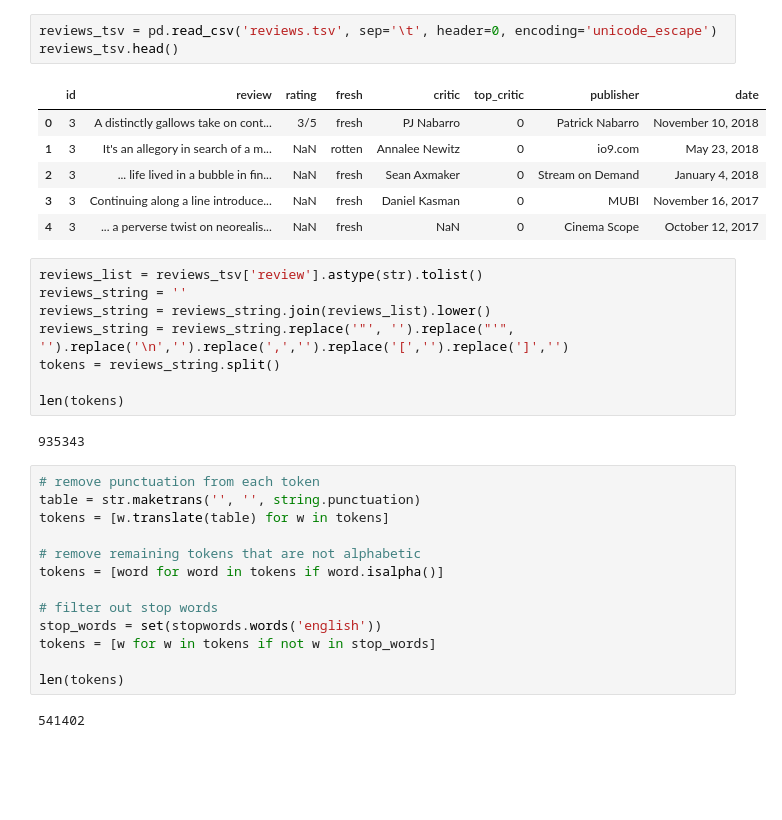
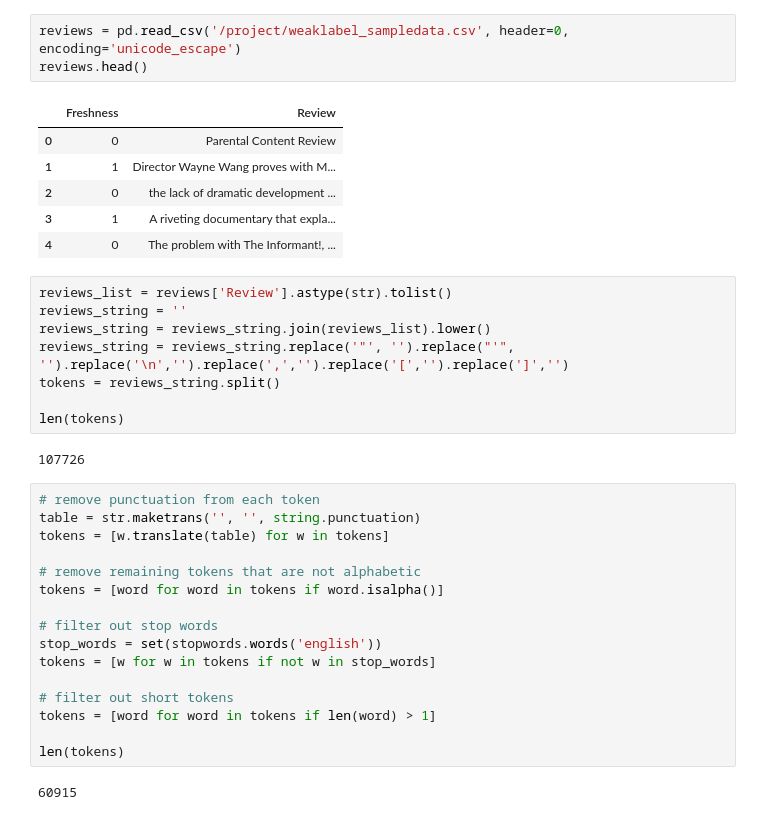
Before and after one commit to KatharinaWiedmann/DataEngGroupProject, a Jupyter notebook: NLP Classifier.ipynb, the cells around one changed output. Cells and saved outputs as stored; diff of their text form; blank space fills up the shorter version.

```diff
--- a/NLP Classifier.ipynb
+++ b/NLP Classifier.ipynb
@@ -12,17 +23,17 @@ nltk.download('stopwords')
 [nltk_data]   Package stopwords is already up-to-date!
 True
 # %%
-reviews_tsv = pd.read_csv('reviews.tsv', sep='\t', header=0, encoding='unicode_escape')
-reviews_tsv.head()
+reviews = pd.read_csv('/project/weaklabel_sampledata.csv', header=0, encoding='unicode_escape')
+reviews.head()
 # %% [output]
-|  | id | review | rating | fresh | critic | top_critic | publisher | date |
-| 0 | 3 | A distinctly gallows take on cont... | 3/5 | fresh | PJ Nabarro | 0 | Patrick Nabarro | November 10, 2018 |
-| 1 | 3 | It's an allegory in search of a m... | NaN | rotten | Annalee Newitz | 0 | io9.com | May 23, 2018 |
-| 2 | 3 | ... life lived in a bubble in fin... | NaN | fresh | Sean Axmaker | 0 | Stream on Demand | January 4, 2018 |
-| 3 | 3 | Continuing along a line introduce... | NaN | fresh | Daniel Kasman | 0 | MUBI | November 16, 2017 |
-| 4 | 3 | ... a perverse twist on neorealis... | NaN | fresh | NaN | 0 | Cinema Scope | October 12, 2017 |
+|  | Freshness | Review |
+| 0 | 0 | Parental Content Review |
+| 1 | 1 | Director Wayne Wang proves with M... |
+| 2 | 0 | the lack of dramatic development ... |
+| 3 | 1 | A riveting documentary that expla... |
+| 4 | 0 | The problem with The Informant!, ... |
 # %%
-reviews_list = reviews_tsv['review'].astype(str).tolist()
+reviews_list = reviews['Review'].astype(str).tolist()
 reviews_string = ''
 reviews_string = reviews_string.join(reviews_list).lower()
 reviews_string = reviews_string.replace('"', '').replace("'", '').replace('\n','').replace(',','').replace('[','').replace(']','')
@@ -30,7 +41,7 @@ tokens = reviews_string.split()
 
 len(tokens)
 # %% [output]
-935343
+107726
 # %%
 # remove punctuation from each token
 table = str.maketrans('', '', string.punctuation)
@@ -43,6 +54,9 @@ tokens = [word for word in tokens if word.isalpha()]
 stop_words = set(stopwords.words('english'))
 tokens = [w for w in tokens if not w in stop_words]
 
+# filter out short tokens
+tokens = [word for word in tokens if len(word) > 1]
+
 len(tokens)
 # %% [output]
-541402
+60915
```
Also changed, not shown: parts of 7 cells of this notebook, 7 other files.
